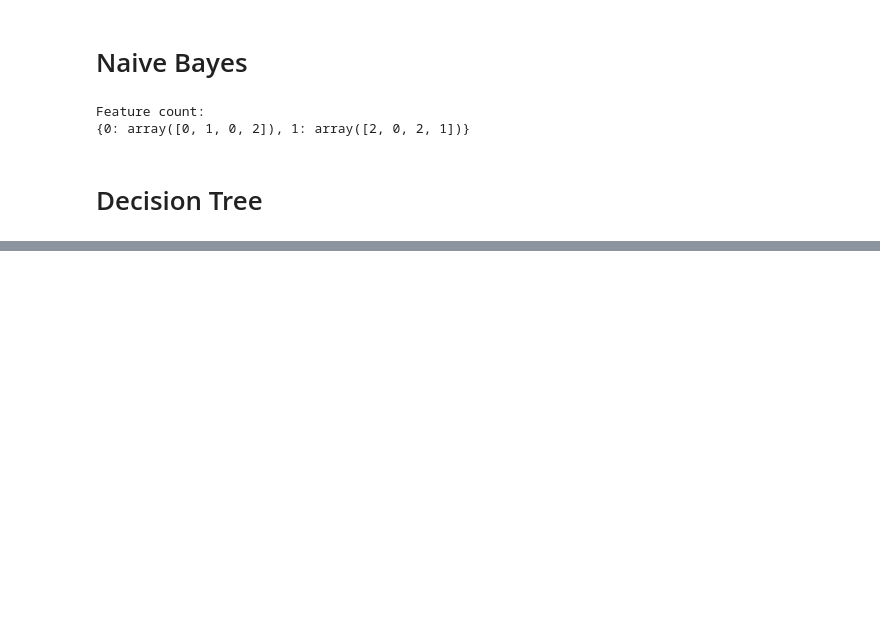
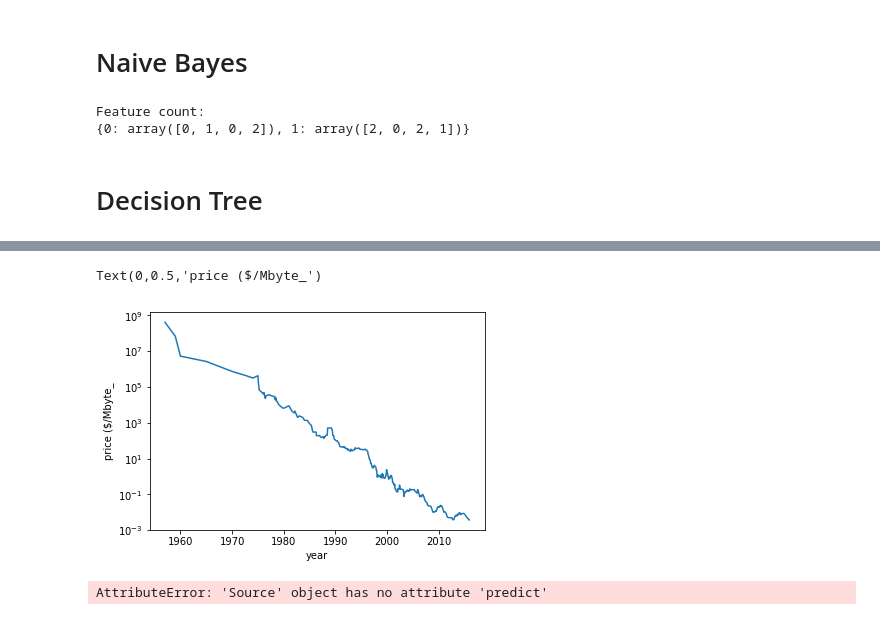
Before and after one commit to JMmmmuu/ML, a Jupyter notebook: IntroToMLwithPython/2_SupervisedLearning.ipynb, the cells around one changed output, grey strips where cells are left out. Saved outputs shown, nothing was run; the diff lists cells and outputs as text; code cells hidden in the pictures; blank space fills up the shorter version.

```diff
--- a/IntroToMLwithPython/2_SupervisedLearning.ipynb
+++ b/IntroToMLwithPython/2_SupervisedLearning.ipynb
@@ -491,0 +554,33 @@ Feature count:
+# %%
+import os
+import pandas as pd
+ram_prices = pd.read_csv(os.path.join(mglearn.datasets.DATA_PATH, "ram_price.csv"))
+
+plt.semilogy(ram_prices.date, ram_prices.price)
+plt.xlabel("year")
+plt.ylabel("price ($/Mbyte_")
+# %% [output]
+Text(0,0.5,'price ($/Mbyte_')
+[figure, added]
+# %%
+from sklearn.tree import DecisionTreeRegressor
+# 2000년 이전을 훈련 데이터로, 2000년 이후를 테스트 데이터로 만듭니다.
+data_train = ram_prices[ram_prices.date < 2000]
+data_test = ram_prices[ram_prices.date >= 2000]
+
+# use only date feature to predict price
+x_train = data_train.date[:, np.newaxis]
+# change into log scale to make the relationship between data and target simple
+y_train = np.log(data_train.price)
+
+# 예측은 전체 기간에 대해서 수행합니다.
+x_all = ram_prices.date[:, np.newaxis]
+
+pred_tree = tree.predict(x_all)
+pred_lr = linear_reg.predict(x_all)
+
+# return log scale of predicted value
+price_tree = np.exp(pred_tree)
+price_lr = np.exp(pred_lr)
+# %% [output]
+AttributeError: 'Source' object has no attribute 'predict'
```
Also changed, not shown: parts of 8 cells of this notebook.
